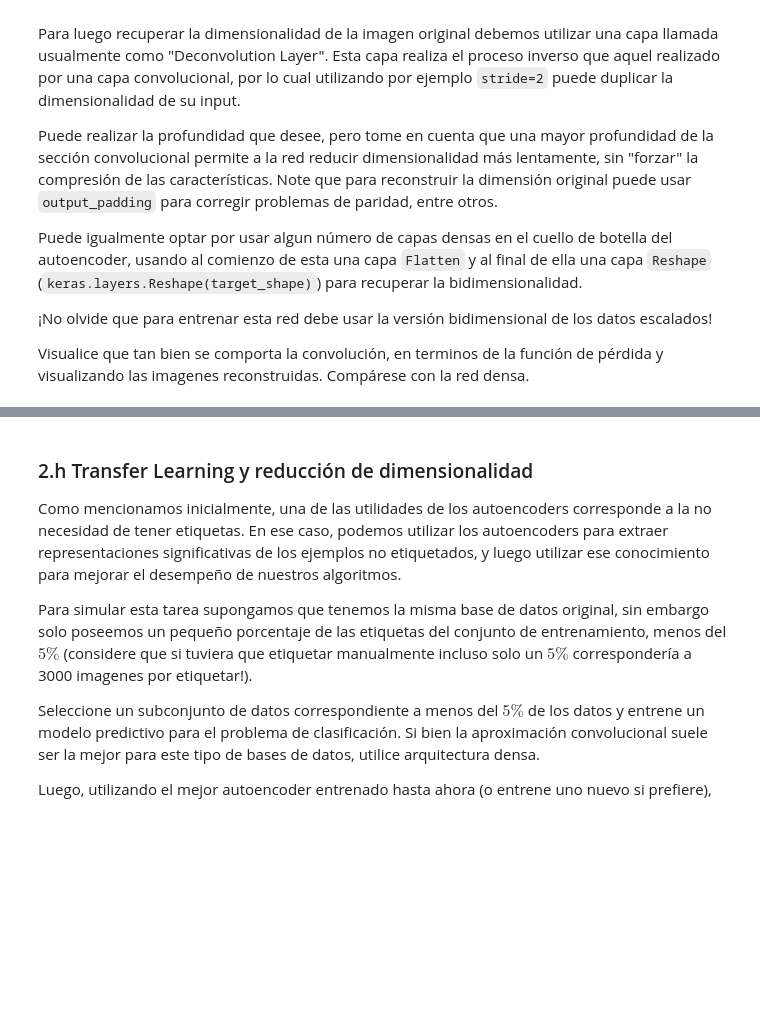
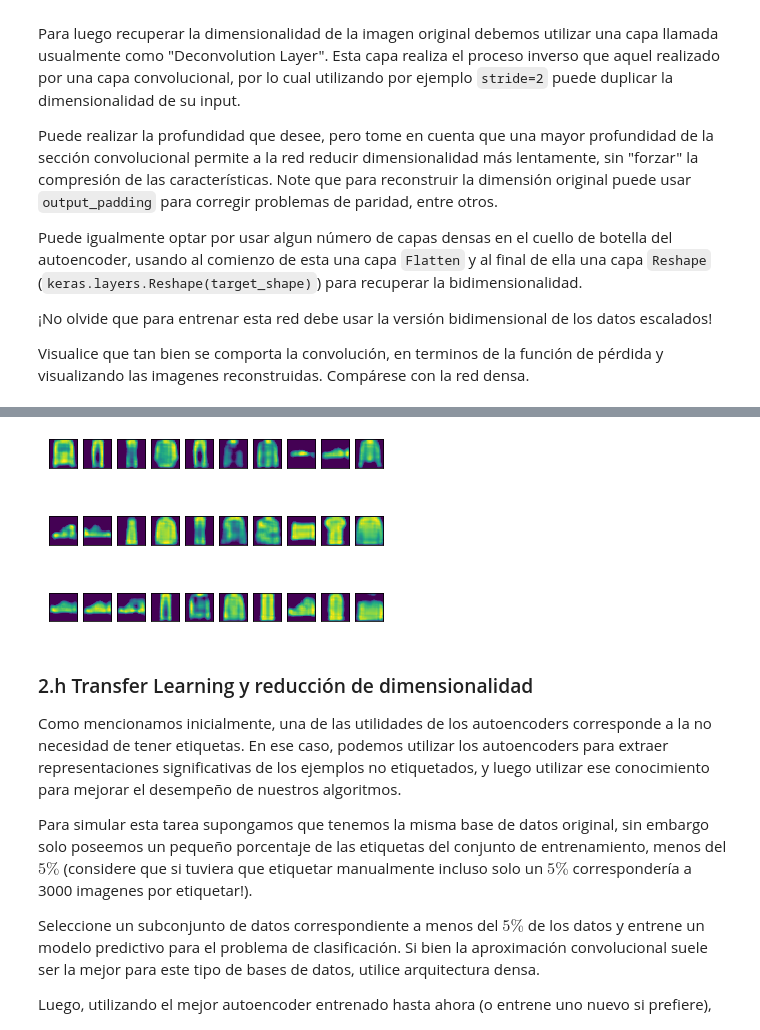
Before and after one commit to gekkoseba/Redes-neuronales, a Jupyter notebook: Tareas/Enunciado Tarea 2.ipynb, the cells around one changed output, grey strips where cells are left out. Cells and saved outputs as stored; diff of their text form; code cells hidden in the pictures; blank space fills up the shorter version.

```diff
--- a/Tareas/Enunciado Tarea 2.ipynb
+++ b/Tareas/Enunciado Tarea 2.ipynb
@@ -1657,4 +1654,12 @@ Puede igualmente optar por usar algun número de capas densas en el cuello de bo
 ¡No olvide que para entrenar esta red debe usar la versión bidimensional de los datos escalados!
 
 Visualice que tan bien se comporta la convolución, en terminos de la función de pérdida y visualizando las imagenes reconstruidas. Compárese con la red densa.
+# %%
+from keras.layers import Conv2D, MaxPooling2D, UpSampling2D, Flatten
+from keras.layers import Dense
+from keras.optimizers import SGD
+from keras.models import Sequential
+
+x_train_scaled=x_train_vector_scaled.reshape(-1,28,28,1)
+x_val_scaled=x_val_vector_scaled.reshape(-1,28,28,1)
 # %%
@@ -1681,3 +1739,15 @@ autoencoder_conv.add(Deconvolution2D(1, 2, strides=2,activation='sigmoid', paddi
+# %%
+ix = 1
+for u in range(10):
+  for v in range(3):
+    ax = plt.subplot(3,10,ix)
+    ax.set_xticks([])
+    ax.set_yticks([])
+    plt.imshow(model.predict(x_val_scaled)[ix].reshape(28,28))
+    ix += 1
+plt.show()
+# %% [output]
+[figure, added]
 # %% [markdown]
 ### 2.h Transfer Learning y reducción de dimensionalidad
 
```
Also changed, not shown: parts of 3 cells of this notebook.
